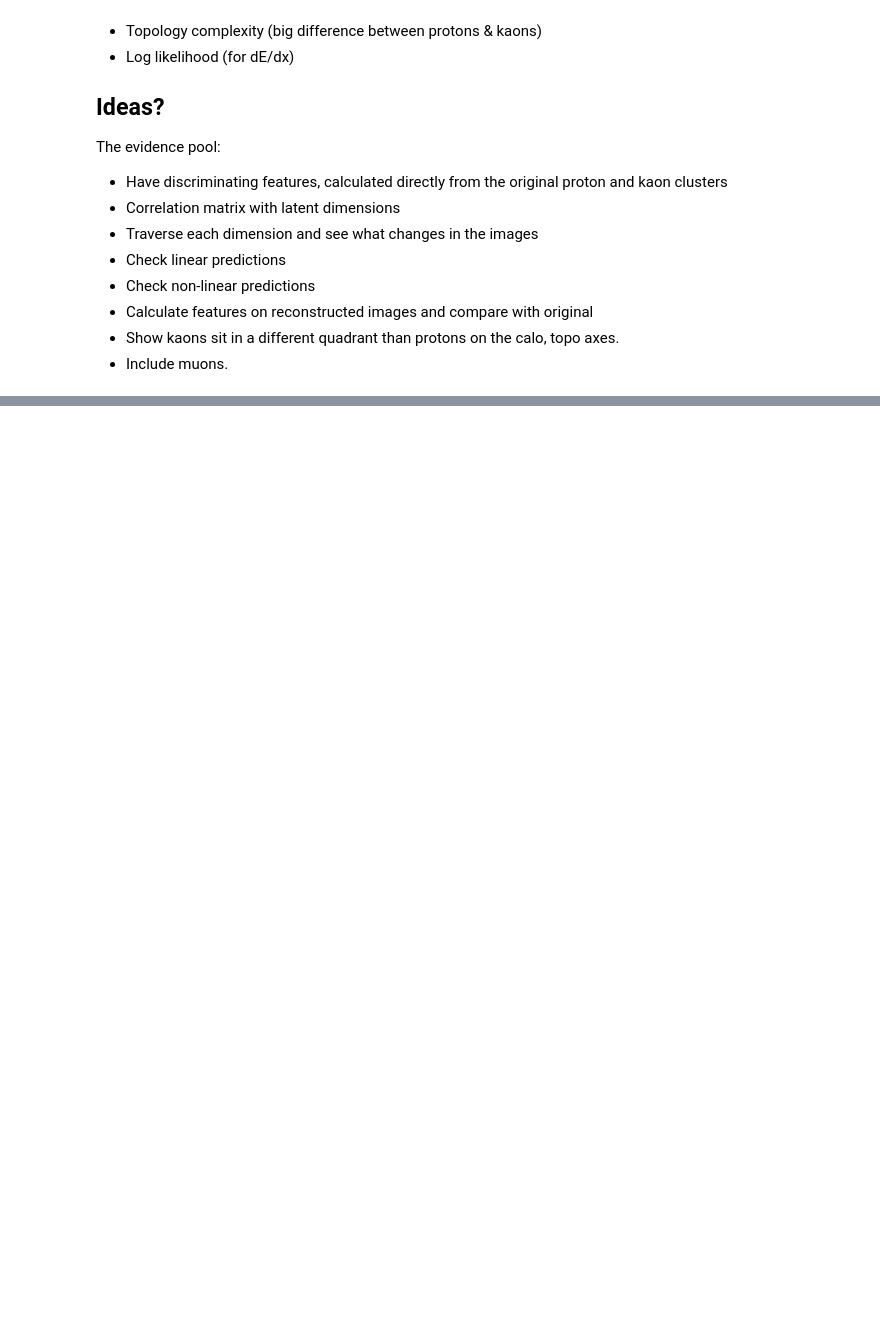
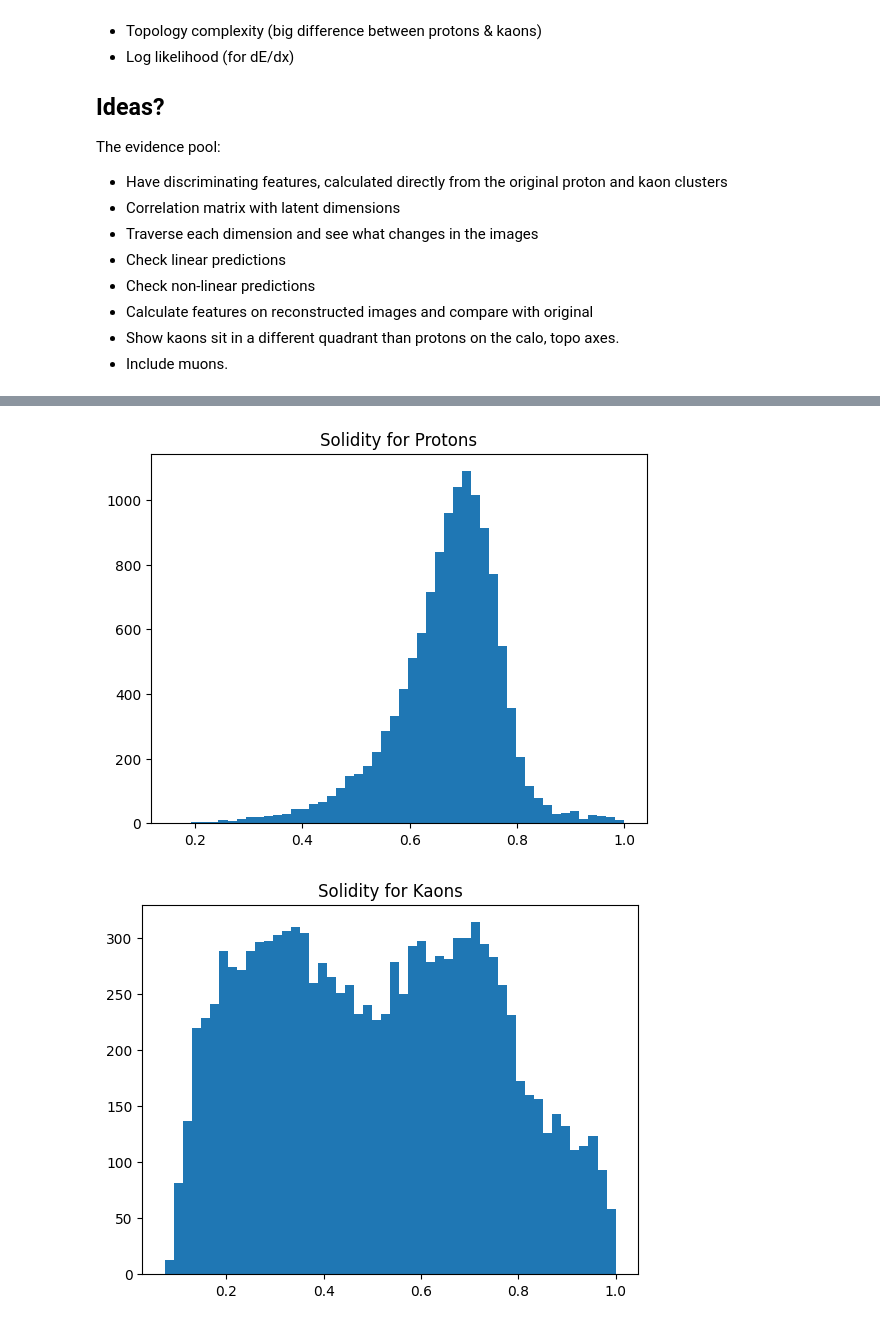
Before and after one commit to mohummudh/proton-kaon, a Jupyter notebook: notebooks/features.ipynb, the cells around one changed output, grey strips where cells are left out. Drawn from its saved outputs; the diff is of its cells as text; code cells hidden in the pictures; blank space fills up the shorter version.

Commit message:
init solidity

```diff
--- a/notebooks/features.ipynb
+++ b/notebooks/features.ipynb
@@ -409,0 +492,23 @@ plt.show()
+# %%
+def solidity(image_intensity, threshold=0):
+    binary = image_intensity > threshold
+    labeled = label(binary)
+    if labeled.max() == 0:
+        return np.nan
+    regions = regionprops(labeled)
+    main = max(regions, key=lambda r: r.area)  # largest connected region
+    return main.solidity
+
+solidity = [solidity(a) for a in col.image_intensity]
+col['solidity'] = solidity
+
+plt.hist(col[col['particle_type'] == 'proton']['solidity'], bins=50)
+plt.title("Solidity for Protons")
+plt.show()
+
+plt.hist(col[col['particle_type'] == 'kaon']['solidity'], bins=50)
+plt.title("Solidity for Kaons")
+plt.show()
+# %% [output]
+[figure, added]
+[figure, added]
```
Also changed, not shown: parts of 26 cells of this notebook.
